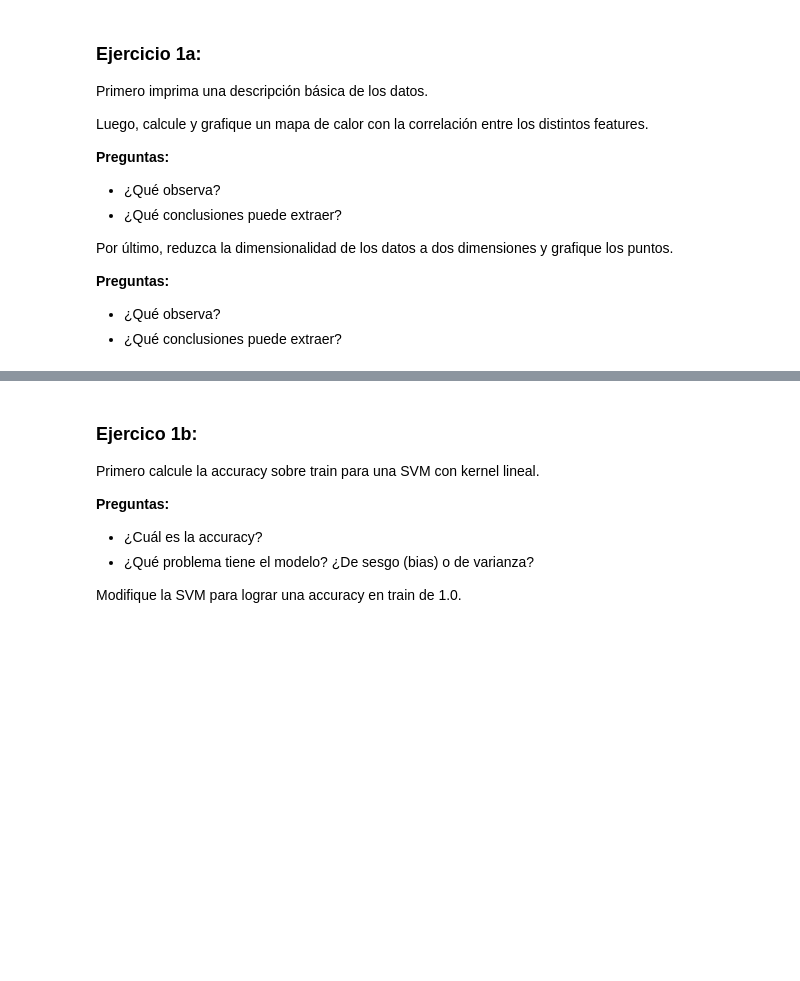
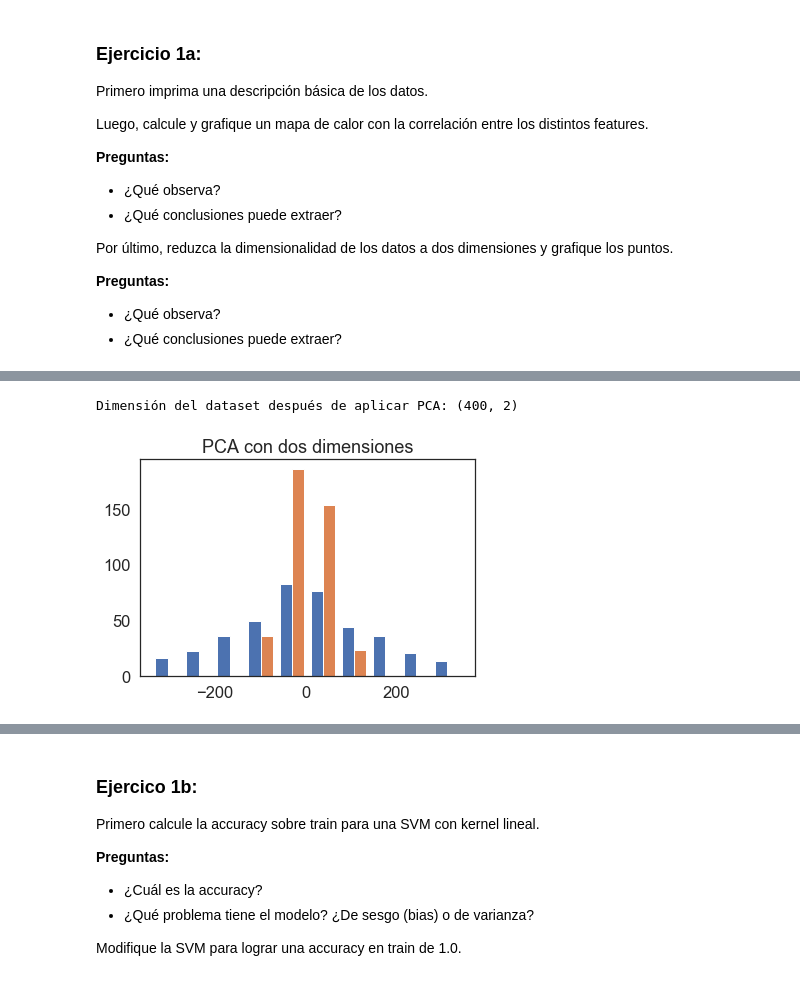
Before and after one commit to nestornav/dimplomatura-datos-famaf, a Jupyter notebook: aprendizajeAutomatico/lab1-nestor-navarro.ipynb, the cells around one changed output, grey strips where cells are left out. Saved outputs shown, nothing was run; the diff lists cells and outputs as text; code cells hidden in the pictures; blank space fills up the shorter version.

```diff
--- a/aprendizajeAutomatico/lab1-nestor-navarro.ipynb
+++ b/aprendizajeAutomatico/lab1-nestor-navarro.ipynb
@@ -72,0 +84,14 @@ plt.show()
+# %%
+# Reducción de componentes con n=2
+pca=PCA(n_components=2)
+X_reduced = pca.fit_transform(X_train)
+print('Dimensión del dataset después de aplicar PCA:',X_reduced.shape)
+# %% [output]
+Dimensión del dataset después de aplicar PCA: (400, 2)
+# %%
+plt.figure()
+plt.title('PCA con dos dimensiones')
+plt.hist(x=X_reduced,)
+plt.show()
+# %% [output]
+[figure, added]
```
Also changed, not shown: parts of 15 cells of this notebook.
